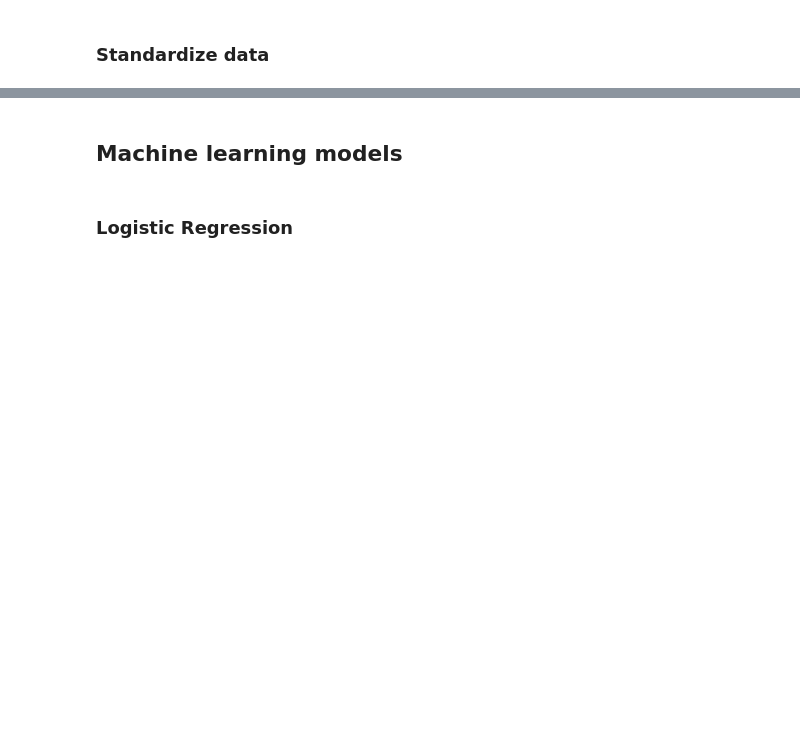
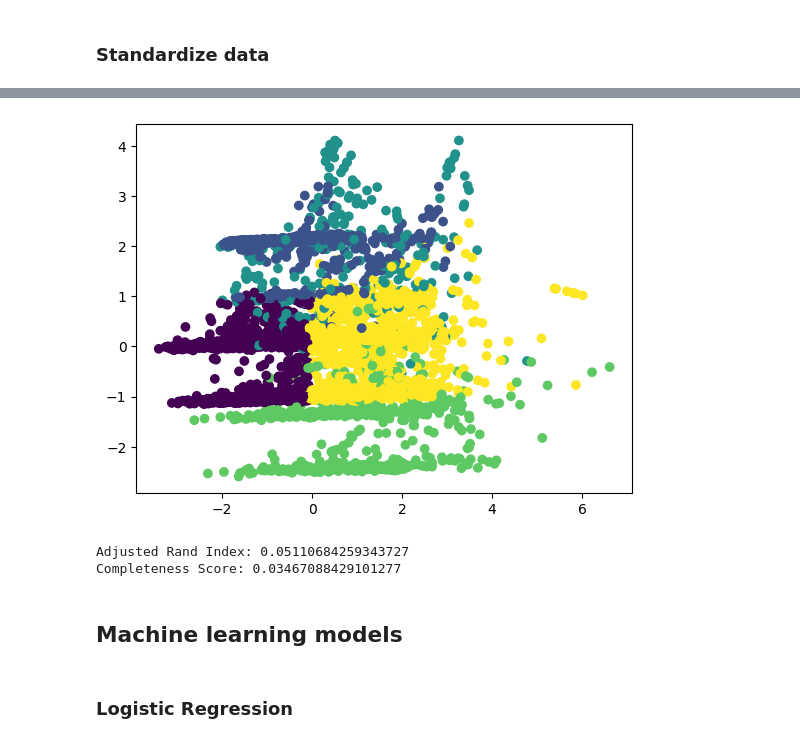
Before and after one commit to ruigomesbioinf/sib_dream_challenge, a Jupyter notebook: src/machine_learning.ipynb, the cells around one changed output, grey strips where cells are left out. Saved outputs shown, nothing was run; the diff lists cells and outputs as text; code cells hidden in the pictures; blank space fills up the shorter version.

```diff
--- a/src/machine_learning.ipynb
+++ b/src/machine_learning.ipynb
@@ -111,3 +131,35 @@ X_test = scaler.transform(X_test)
+# %%
+from sklearn.cluster import KMeans
+from sklearn import metrics
+
+# Initialize the KMeans model with the desired number of clusters
+kmeans = KMeans(n_clusters=5)
+
+# Fit the model to the training data
+kmeans.fit(x_reduced)
+
+# Get the cluster assignments for the test data
+test_labels = kmeans.predict(pca.transform(X_test))
+
+plt.scatter(x_reduced[:, 0], x_reduced[:, 1], c=kmeans.labels_)
+plt.show()
+
+
+# Get the true labels for the test data
+true_labels = y_test
+
+# Calculate the adjusted rand index
+ari = metrics.adjusted_rand_score(true_labels, test_labels)
+
+# Calculate the completeness score
+cs = metrics.completeness_score(true_labels, test_labels)
+
+print("Adjusted Rand Index:", ari)
+print("Completeness Score:", cs)
+# %% [output]
+[figure, added]
+Adjusted Rand Index: 0.05110684259343727
+Completeness Score: 0.03467088429101277
 # %% [markdown]
 ## Machine learning models
 # %% [markdown]
```
Also changed, not shown: parts of 5 cells of this notebook.
